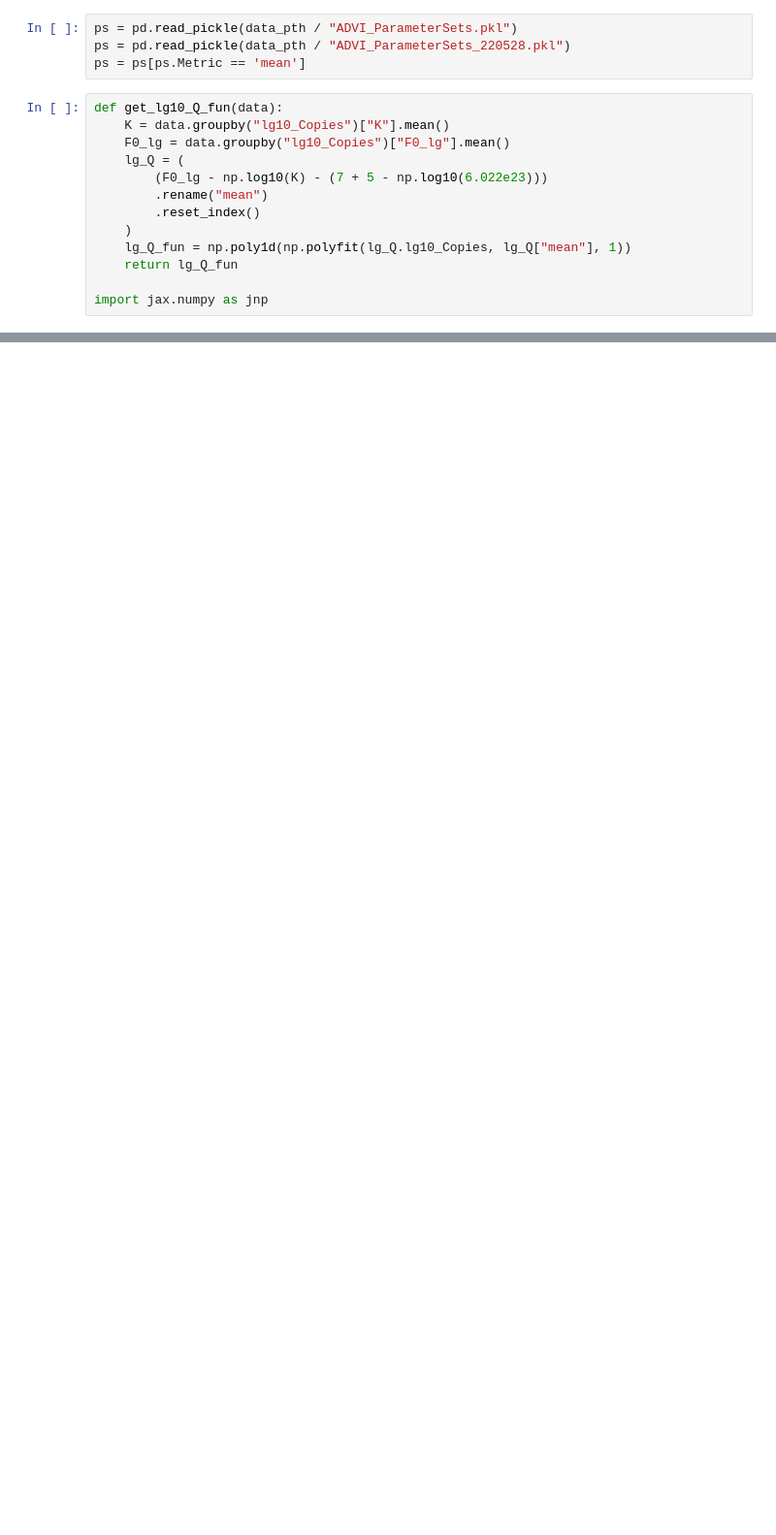
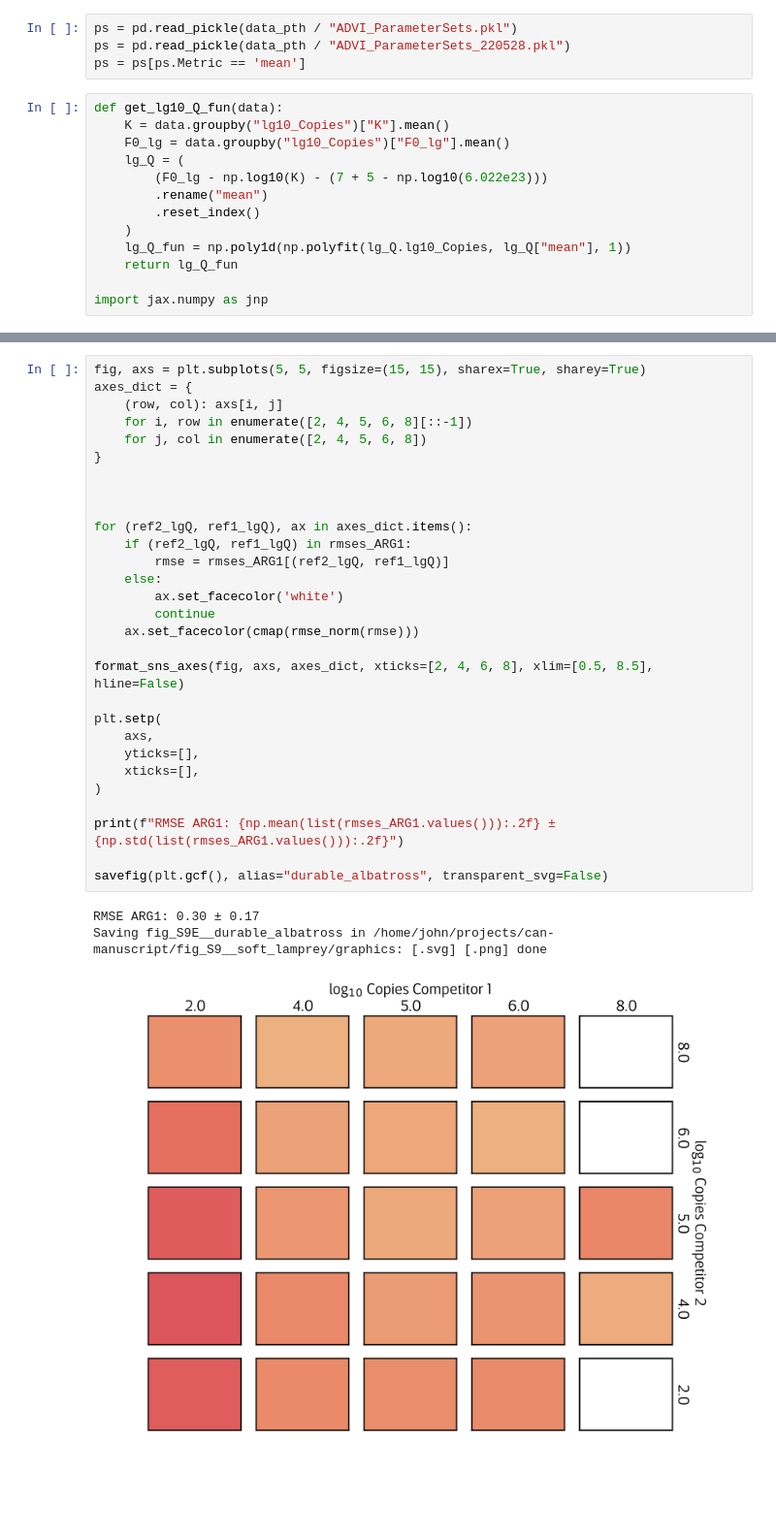
Before and after one commit to JohnGoertz/can-manuscript, a Jupyter notebook: fig_S9__soft_lamprey/code/fig_S9__soft_lamprey__ODE_Model_tripartite.ipynb, the cells around one changed output, grey strips where cells are left out. Shown at 97% size. Drawn from its saved outputs; the diff is of its cells as text; blank space fills up the shorter version.

```diff
--- a/fig_S9__soft_lamprey/code/fig_S9__soft_lamprey__ODE_Model_tripartite.ipynb
+++ b/fig_S9__soft_lamprey/code/fig_S9__soft_lamprey__ODE_Model_tripartite.ipynb
@@ -270,0 +545,33 @@ Saving fig_S9B__floral_wildebeest in /home/john/projects/can-manuscript/fig_S9__
+# %%
+fig, axs = plt.subplots(5, 5, figsize=(15, 15), sharex=True, sharey=True)
+axes_dict = {
+    (row, col): axs[i, j]
+    for i, row in enumerate([2, 4, 5, 6, 8][::-1])
+    for j, col in enumerate([2, 4, 5, 6, 8])
+}
+
+
+
+for (ref2_lgQ, ref1_lgQ), ax in axes_dict.items():
+    if (ref2_lgQ, ref1_lgQ) in rmses_ARG1:
+        rmse = rmses_ARG1[(ref2_lgQ, ref1_lgQ)]
+    else:
+        ax.set_facecolor('white')
+        continue
+    ax.set_facecolor(cmap(rmse_norm(rmse)))
+
+format_sns_axes(fig, axs, axes_dict, xticks=[2, 4, 6, 8], xlim=[0.5, 8.5], hline=False)
+
+plt.setp(
+    axs,
+    yticks=[],
+    xticks=[],
+)
+
+print(f"RMSE ARG1: {np.mean(list(rmses_ARG1.values())):.2f} ± {np.std(list(rmses_ARG1.values())):.2f}")
+
+savefig(plt.gcf(), alias="durable_albatross", transparent_svg=False)
+# %% [output]
+RMSE ARG1: 0.30 ± 0.17
+Saving fig_S9E__durable_albatross in /home/john/projects/can-manuscript/fig_S9__soft_lamprey/graphics: [.svg] [.png] done
+[figure, added]
```
Also changed, not shown: parts of 17 cells of this notebook, 36 other files.
